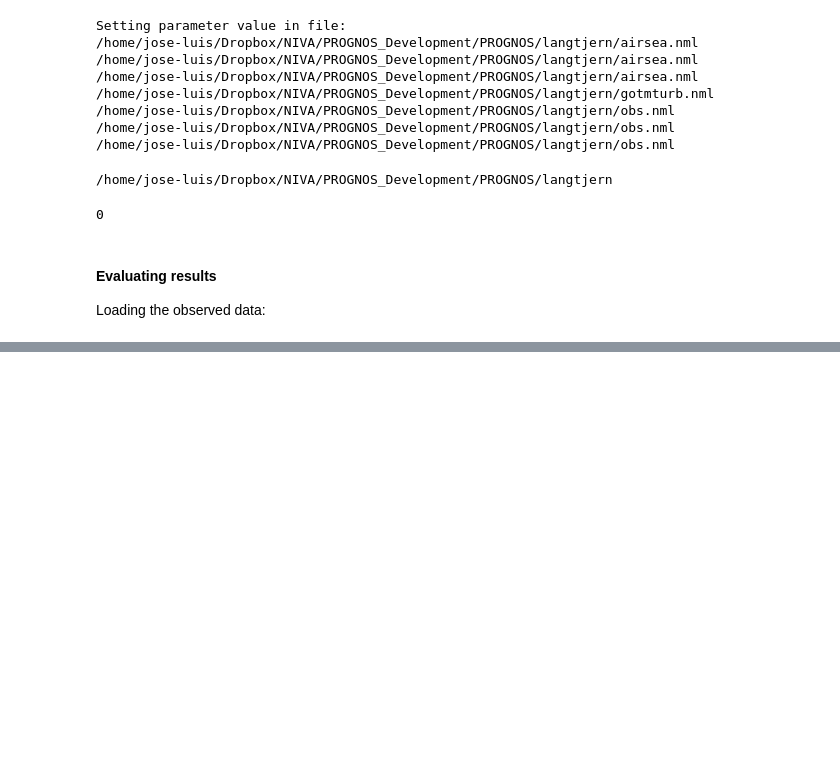
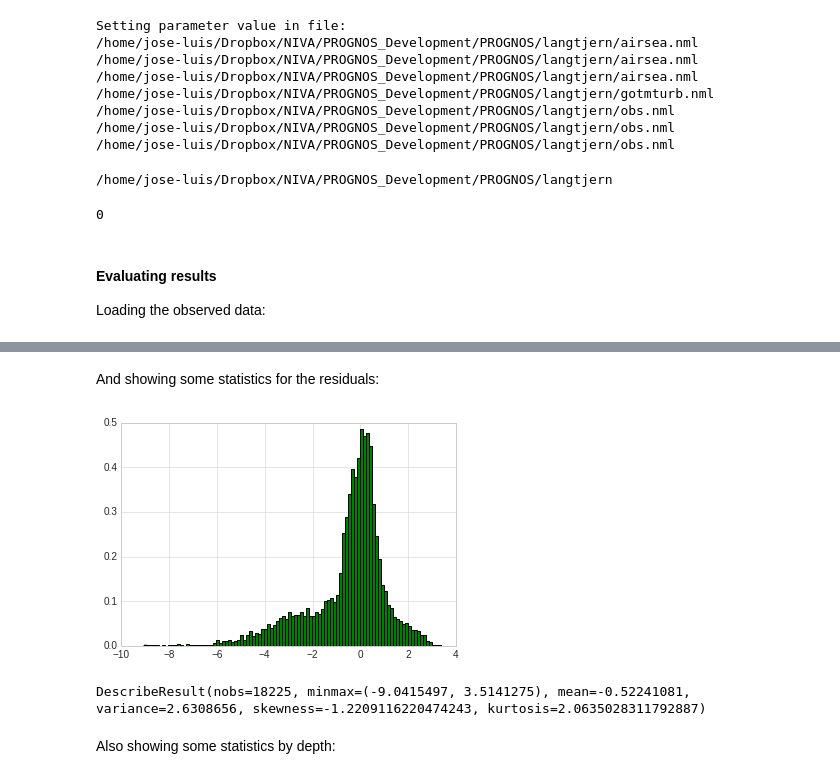
Before and after one commit to Lecheps/gotm_fabm_langtjern, a Jupyter notebook: Setup.ipynb, the cells around one changed output, grey strips where cells are left out. Saved outputs shown, nothing was run; the diff lists cells and outputs as text; code cells hidden in the pictures; blank space fills up the shorter version.

Commit message:
Added basic stats for the temperature residuals
Added basic stats for the temperature residuals

```diff
--- a/Setup.ipynb
+++ b/Setup.ipynb
@@ -319,3 +321,22 @@ Image(filename=fig_name)
+# %% [markdown]
+And showing some statistics for the residuals:
+# %%
+    nc = Dataset(filename, mode='r')
+    obs = nc.variables['tprof'][:]
+    obs = np.flipud(np.transpose(np.squeeze(obs)))
+    sim = nc.variables['temp'][:]
+    sim = np.flipud(np.transpose(np.squeeze(sim)))
+    nc.close()
+    residuals = obs-sim;
+    #fig = plt.plot(residuals.flatten(),'k-', markersize = 1)
+    plt.hist(residuals.flatten(), 100, normed=1, facecolor='green')
+    plt.show()
+    stats.describe(residuals.flatten())
+# %% [output]
+[figure, added]
+DescribeResult(nobs=18225, minmax=(-9.0415497, 3.5141275), mean=-0.52241081, variance=2.6308656, skewness=-1.2209116220474243, kurtosis=2.0635028311792887)
+# %% [markdown]
+Also showing some statistics by depth:
 # %%
 def css_styling():
     styles = open("./styles/custom.css", "r").read()
```
Also changed, not shown: parts of 4 cells of this notebook, 1 other file.
